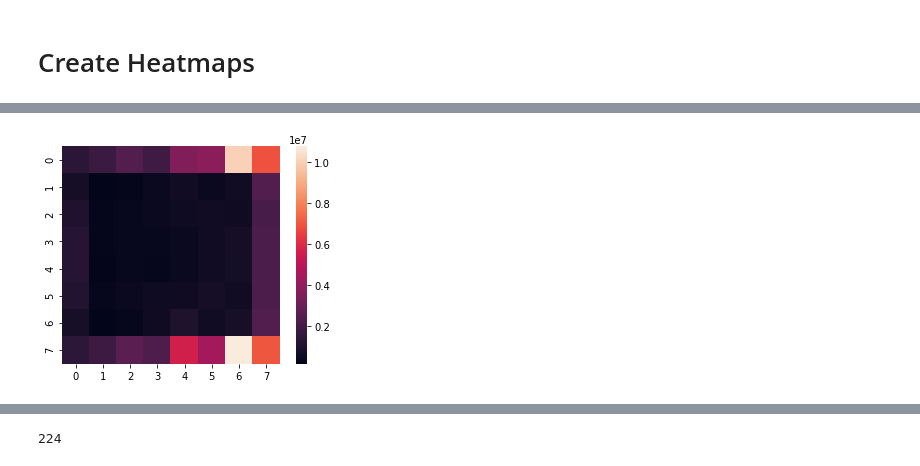
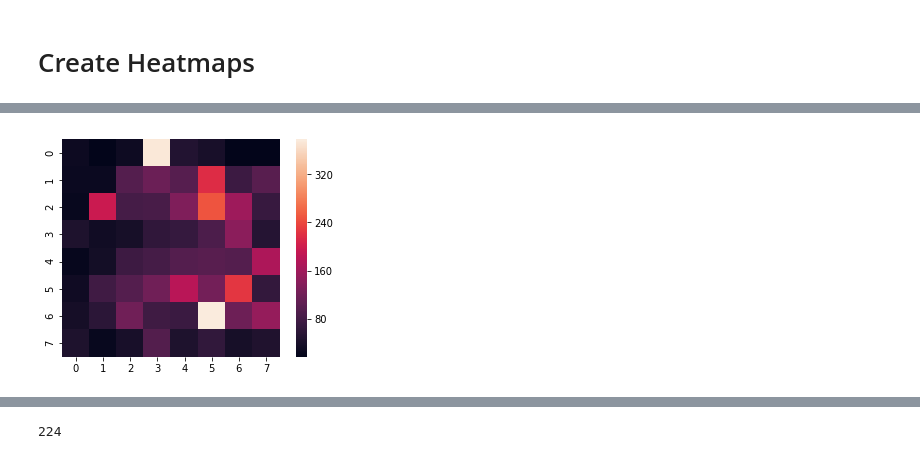
Before and after one commit to jackmerlinbruce/ChessViz, a Jupyter notebook: kingSquarer.ipynb, the cells around one changed output, grey strips where cells are left out. Drawn from its saved outputs; the diff is of its cells as text; code cells hidden in the pictures.

```diff
--- a/kingSquarer.ipynb
+++ b/kingSquarer.ipynb
@@ -141,8 +157,8 @@ Wall time: 51min 3s
 # %%
 %%time
 # Merge the dataframes
-checkmates = glob.glob("CHECK*")
-stalesmates = glob.glob("STALE*")
+checkmates = glob.glob("CHECK_pawn*")
+stalesmates = glob.glob("STALE_pawn*")
 
 def reshape_dataframes(dataframes):
     '''
@@ -172,9 +204,9 @@ Wall time: 778 ms
 # Create Heatmaps
 # %%
 %%time
-num_cm = round(sum(sum(reshaped_checkmates))/1000000,1)
-print( f"The most common square for a king to be checkmated on, from {num_cm} million games" )
+num_cm = round(sum(sum(reshaped_checkmates))/1000,1)
+print( f"The most common square for a king to be checkmated on, from {num_cm} thousand games" )
 heatmap = sns.heatmap(reshaped_checkmates, square=True)
 heatmap = heatmap.get_figure()
-heatmap.savefig("heatmap-check")
+heatmap.savefig("heatmap-check-pawn")
 # %% [output]
@@ -184,3 +216,3 @@ Wall time: 100 ms
-[figure, old version]
+[figure, new version]
 # %%
 %%time
```
Also changed, not shown: parts of 7 cells of this notebook, 2 other files.
